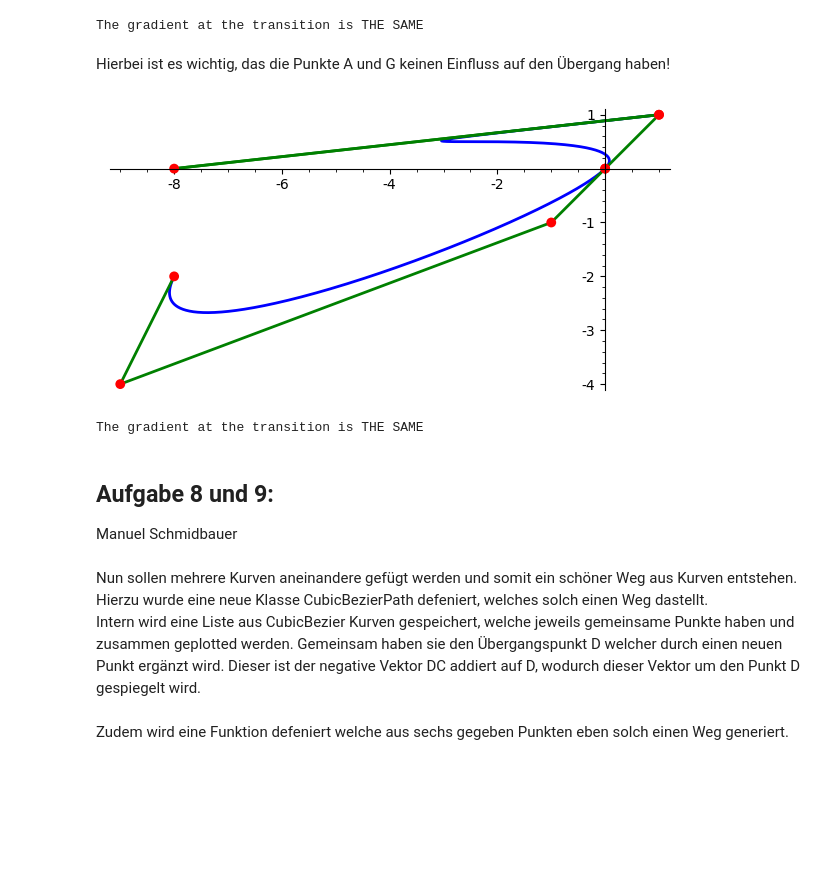
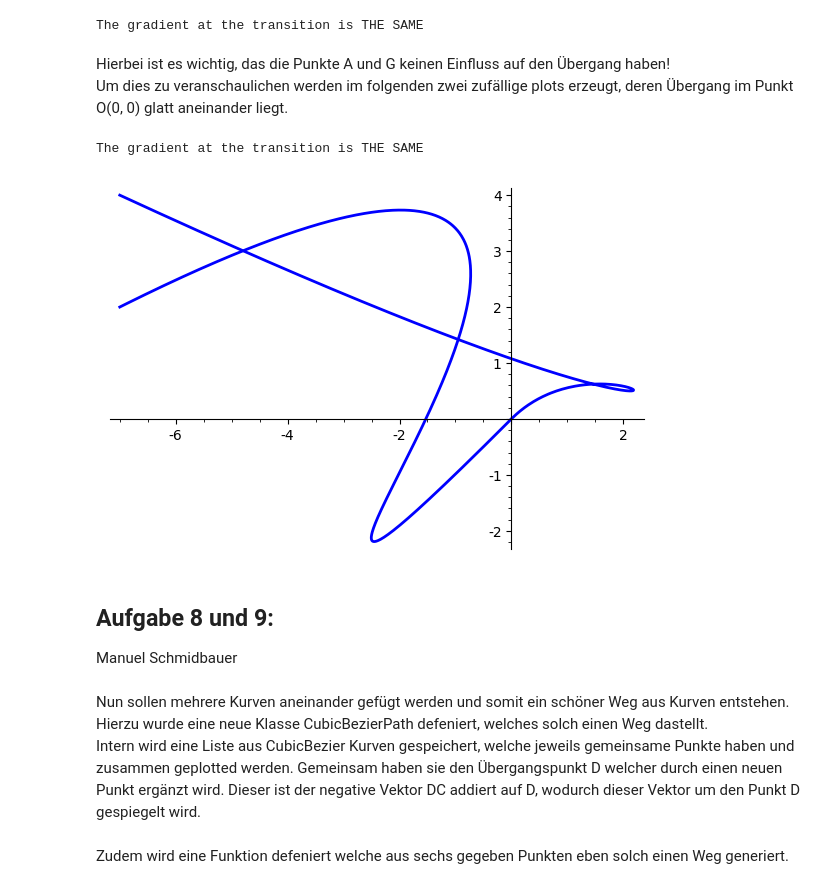
Before and after one commit to AndHager/Bezier, a Jupyter notebook: BezierAndreas.ipynb, the cells around one changed output. Cells and saved outputs as stored; diff of their text form; code cells hidden in the pictures; blank space fills up the shorter version.

```diff
--- a/BezierAndreas.ipynb
+++ b/BezierAndreas.ipynb
@@ -134,8 +134,6 @@ class CubicBezier:
         self.j[0] = self.j[0].full_simplify()
         self.j[1] = self.j[1].full_simplify()
         return self.j
-
-
 
     def plot_curve(self, upTo=1):
         """
@@ -190,15 +188,13 @@ class CubicBezier:
         plot += line(HI, color='green', thickness=1, zorder=1)
         return plot
 
-
-
     def get_full_plot(self):
         """
         Erzeugt einen Plot mit der Kurve, den Grundlinien und den
         """
-        plot = self.plot_curve()
+        plot = self.plot_fix_points()
         plot += self.plot_base_lines()
-        plot += self.plot_fix_points()
+        plot += self.plot_curve()
         return plot
 
     def get_animation(self, frames=30):
@@ -404,42 +405,47 @@ print("The gradient at the transition is " + same_statement)
 The gradient at the transition is THE SAME
 # %% [markdown]
 Hierbei ist es wichtig, das die Punkte A und G keinen Einfluss auf den Übergang haben!
+Um dies zu veranschaulichen werden im folgenden zwei zufällige plots erzeugt, deren Übergang im Punkt O(0, 0) glatt aneinander liegt.
 # %%
 import random
+def get_two_smoothe_curves():
+    """
+    Geneates two random cruves with a smoothe transition and returns the plot
+    """
+    # The same example, but with random values for A, B, F and G
+    A = vector([random.randrange(-10, 10), random.randrange(-10, 10)])
+    B = vector([random.randrange(-10, 10), random.randrange(-10, 10)])
 
-# The same example, but with random values for A, B, F and G
-A = vector([random.randrange(-10, 10), random.randrange(0, 10)])
-B = vector([random.randrange(-10, 10), random.randrange(0, 10)])
+    # CD is generated randomly and DE is mirrowed an sacled by a random value
+    e_length = random.randrange(-5, -1)
 
-# Additionally the lenght of CD and DE is random
-c_length = random.randrange(1, 5)
-e_length = random.randrange(1, 5)
+    C = vector([random.randrange(1, 10), random.randrange(1, 10)])
+    D = vector([0, 0])
+    E = vector([C[0]*e_length, C[1]*e_length])
 
-C = vector([c_length, c_length])
-D = vector([0, 0])
-E = vector([-e_length, -e_length])
-F = vector([random.randrange(-10, 10), random.randrange(-10, 0)])
-G = vector([random.randrange(-10, 10), random.randrange(-10, 0)])
+    F = vector([random.randrange(-10, 10), random.randrange(-10, 10)])
+    G = vector([random.randrange(-10, 10), random.randrange(-10, 10)])
 
-# Creating two CubicBezier Curves with the shared point D
-upper_curve = CubicBezier(A, B, C, D)
-lower_curve = CubicBezier(D, E, F, G)
+    # Creating two CubicBezier Curves with the shared point D
+    upper_curve = CubicBezier(A, B, C, D)
+    lower_curve = CubicBezier(D, E, F, G)
 
-# Printing the curves
-show(upper_curve.get_full_plot() + lower_curve.get_full_plot())
+    # Checking if the to have the same gradient at the transition
+    same_gradient = bool(get_gradient_at_t(upper_curve, 1) == get_gradient_at_t(lower_curve, 0))
+    same_statement = "THE SAME" if same_gradient else "NOT THE SAME"
+    print("The gradient at the transition is " + same_statement)
 
-# Checking if the to have the same gradient at the transition
-same_gradient = bool(get_gradient_at_t(upper_curve, 1) == get_gradient_at_t(lower_curve, 0))
-same_statement = "THE SAME" if same_gradient else "NOT THE SAME"
-print("The gradient at the transition is " + same_statement)
+    return upper_curve.plot_curve() + lower_curve.plot_curve()
+
+show(get_two_smoothe_curves())
 # %% [output]
+The gradient at the transition is THE SAME
-[figure, old version]
+[figure, new version]
-The gradient at the transition is THE SAME
 # %% [markdown]
 ## Aufgabe 8 und 9:
 Manuel Schmidbauer
 # %% [markdown]
-Nun sollen mehrere Kurven aneinandere gefügt werden und somit ein schöner Weg aus Kurven entstehen. Hierzu wurde eine neue Klasse CubicBezierPath defeniert, welches solch einen Weg dastellt.
+Nun sollen mehrere Kurven aneinander gefügt werden und somit ein schöner Weg aus Kurven entstehen. Hierzu wurde eine neue Klasse CubicBezierPath defeniert, welches solch einen Weg dastellt.
 Intern wird eine Liste aus CubicBezier Kurven gespeichert, welche jeweils gemeinsame Punkte haben und zusammen geplotted werden. Gemeinsam haben sie den Übergangspunkt D welcher durch einen neuen Punkt ergänzt wird. Dieser ist der negative Vektor DC addiert auf D, wodurch dieser Vektor um den Punkt D gespiegelt wird.
 # %%
 class CubicBezierPath:
```
Also changed, not shown: parts of 9 cells of this notebook.
